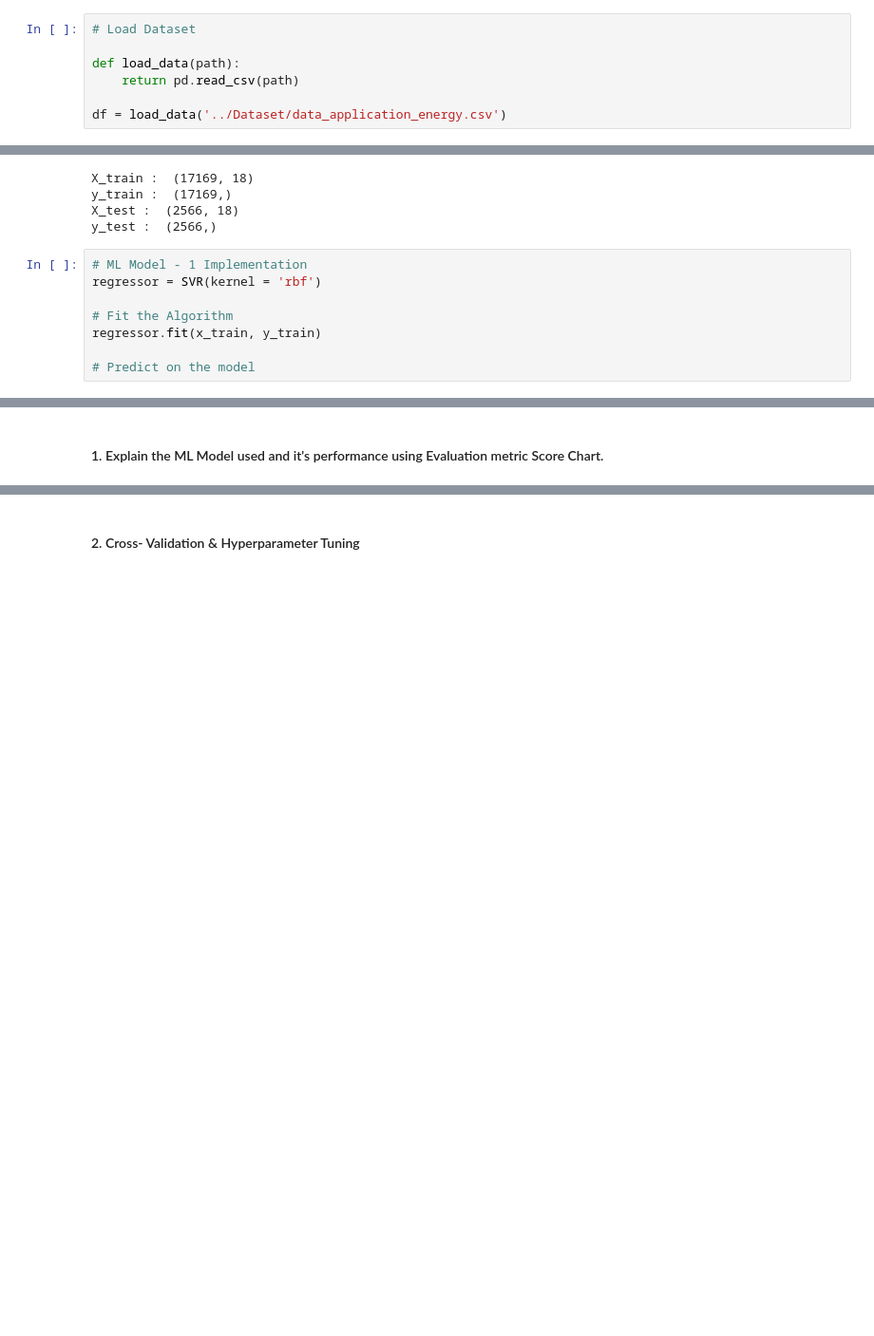
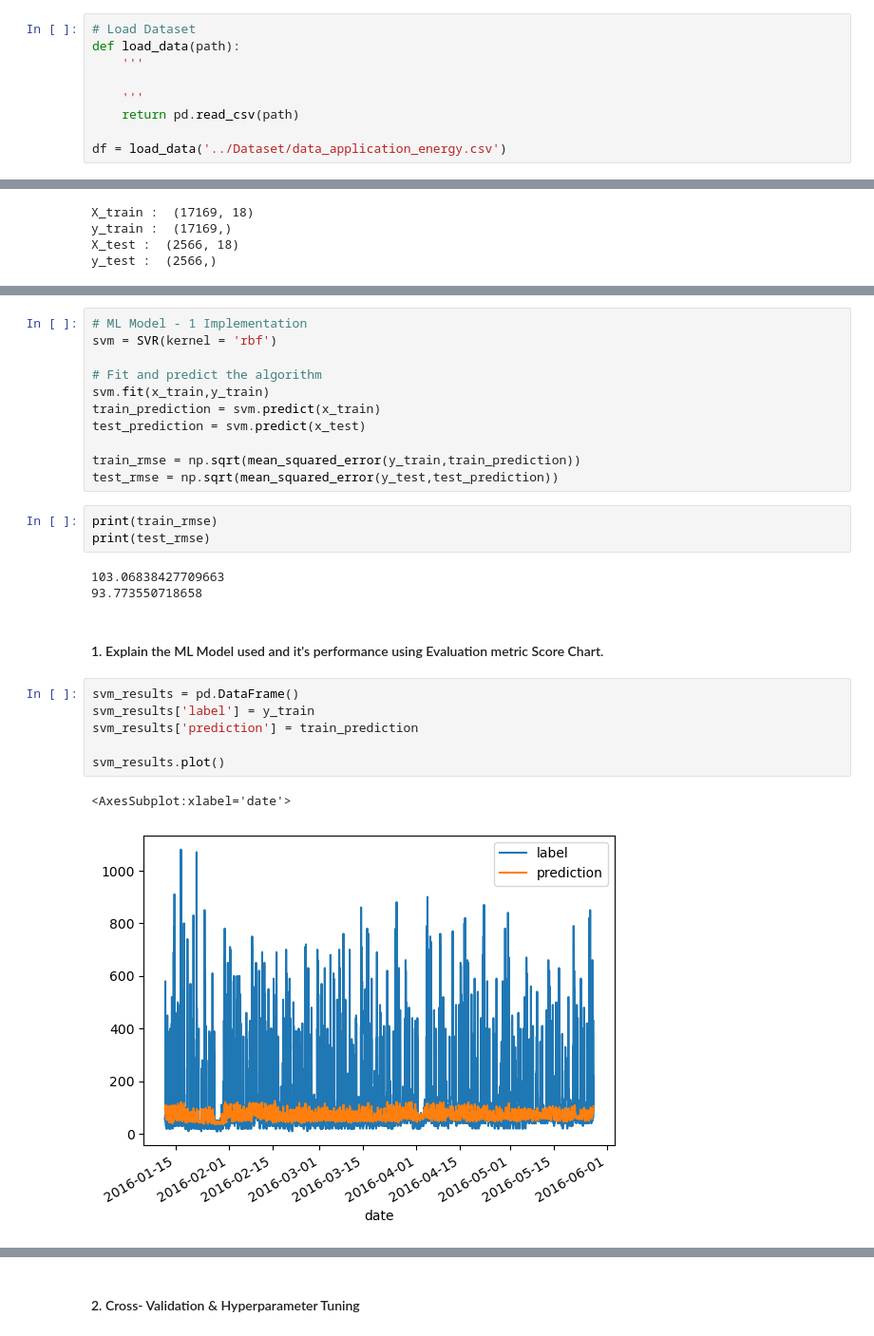
Before and after one commit to balaji-89/ApplianceEnergyPrediction, a Jupyter notebook: Solution/appliance_energy_ML.ipynb, the cells around one changed output, grey strips where cells are left out. Shown at 95% size. Cells and saved outputs as stored; diff of their text form; blank space fills up the shorter version.

Commit message:
Completed modeling and Hyperparmater tuning(1&2).

```diff
--- a/Solution/appliance_energy_ML.ipynb
+++ b/Solution/appliance_energy_ML.ipynb
@@ -101,8 +113,10 @@ from sklearn.model_selection import train_test_split
 ### Dataset Loading
 # %%
 # Load Dataset
+def load_data(path):
+    '''
 
-def load_data(path):
+    '''
     return pd.read_csv(path)
 
 df = load_data('../Dataset/data_application_energy.csv')
@@ -821,11 +835,3 @@ X_train :  (17169, 18)
 y_train :  (17169,)
 X_test :  (2566, 18)
 y_test :  (2566,)
-# %%
-# ML Model - 1 Implementation
-regressor = SVR(kernel = 'rbf')
-
-# Fit the Algorithm
-regressor.fit(x_train, y_train)
-
-# Predict on the model
@@ -832,4 +844,30 @@ regressor.fit(x_train, y_train)
+# %%
+# ML Model - 1 Implementation
+svm = SVR(kernel = 'rbf')
+
+# Fit and predict the algorithm
+svm.fit(x_train,y_train)
+train_prediction = svm.predict(x_train)
+test_prediction = svm.predict(x_test)
+
+train_rmse = np.sqrt(mean_squared_error(y_train,train_prediction))
+test_rmse = np.sqrt(mean_squared_error(y_test,test_prediction))
+# %%
+print(train_rmse)
+print(test_rmse)
+# %% [output]
+103.06838427709663
+93.773550718658
 # %% [markdown]
 #### 1. Explain the ML Model used and it's performance using Evaluation metric Score Chart.
+# %%
+svm_results = pd.DataFrame()
+svm_results['label'] = y_train
+svm_results['prediction'] = train_prediction
+
+svm_results.plot()
+# %% [output]
+<AxesSubplot:xlabel='date'>
+[figure, added]
 # %%
 # Visualizing evaluation Metric Score chart
```
Also changed, not shown: parts of 67 cells of this notebook.
